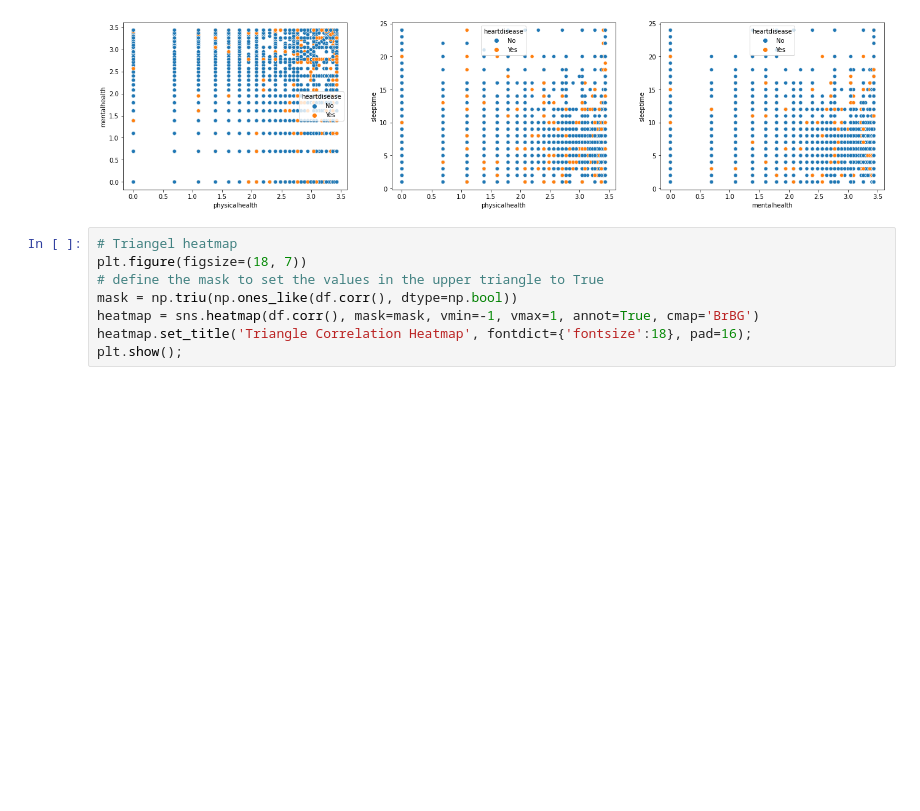
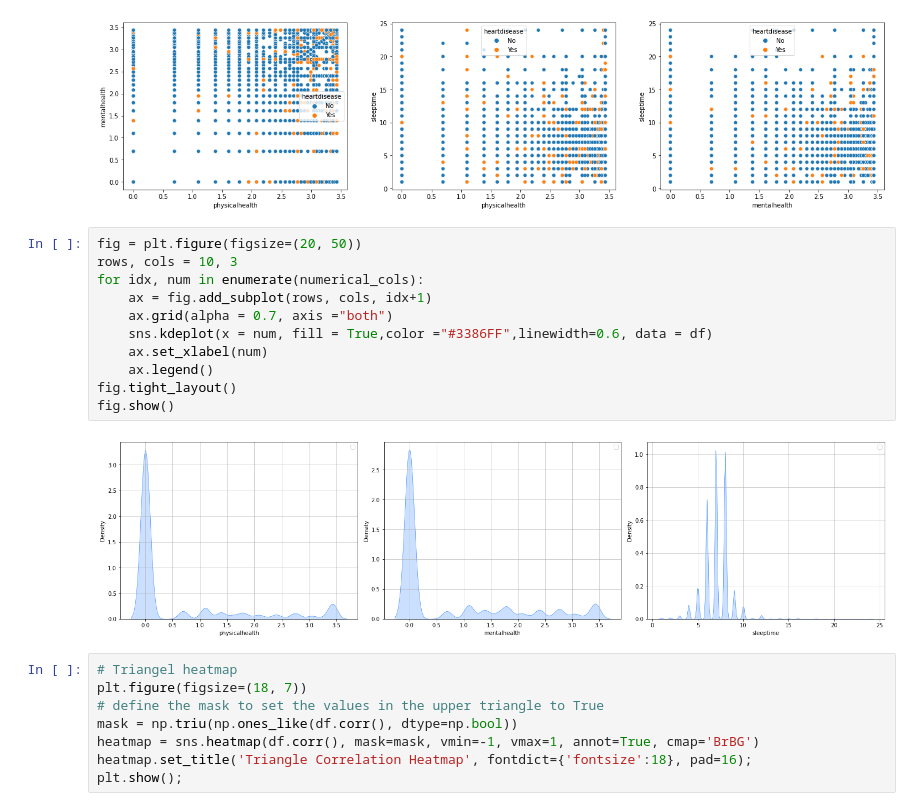
Before and after one commit to ahmeddaker/1000ml, a Jupyter notebook: key-indicators-feature-engineering-and-prediction.ipynb, the cells around one changed output. Drawn from its saved outputs; the diff is of its cells as text; blank space fills up the shorter version.

```diff
--- a/key-indicators-feature-engineering-and-prediction.ipynb
+++ b/key-indicators-feature-engineering-and-prediction.ipynb
@@ -402,6 +402,19 @@ else :
             ax.set_ylabel(numerical_cols[j])
 # %% [output]
 [figure]
+# %%
+fig = plt.figure(figsize=(20, 50))
+rows, cols = 10, 3
+for idx, num in enumerate(numerical_cols):
+    ax = fig.add_subplot(rows, cols, idx+1)
+    ax.grid(alpha = 0.7, axis ="both")
+    sns.kdeplot(x = num, fill = True,color ="#3386FF",linewidth=0.6, data = df)
+    ax.set_xlabel(num)
+    ax.legend()
+fig.tight_layout()
+fig.show()
+# %% [output]
+[figure, added]
 # %%
 # Triangel heatmap
 plt.figure(figsize=(18, 7))
```
Also changed, not shown: parts of 7 cells of this notebook.
